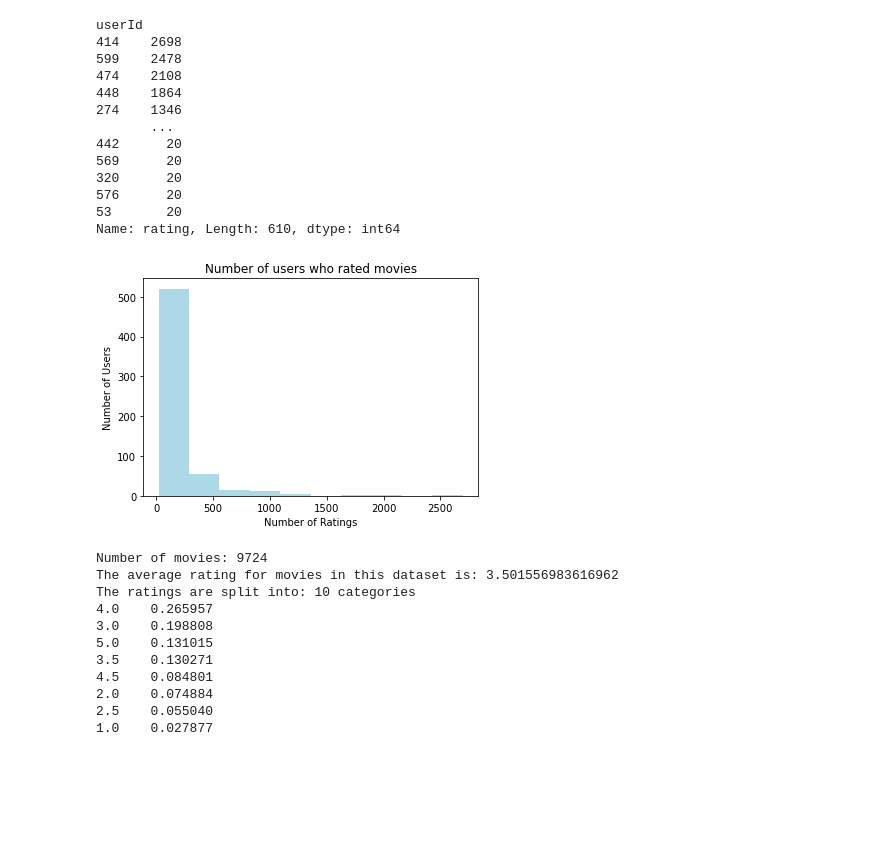
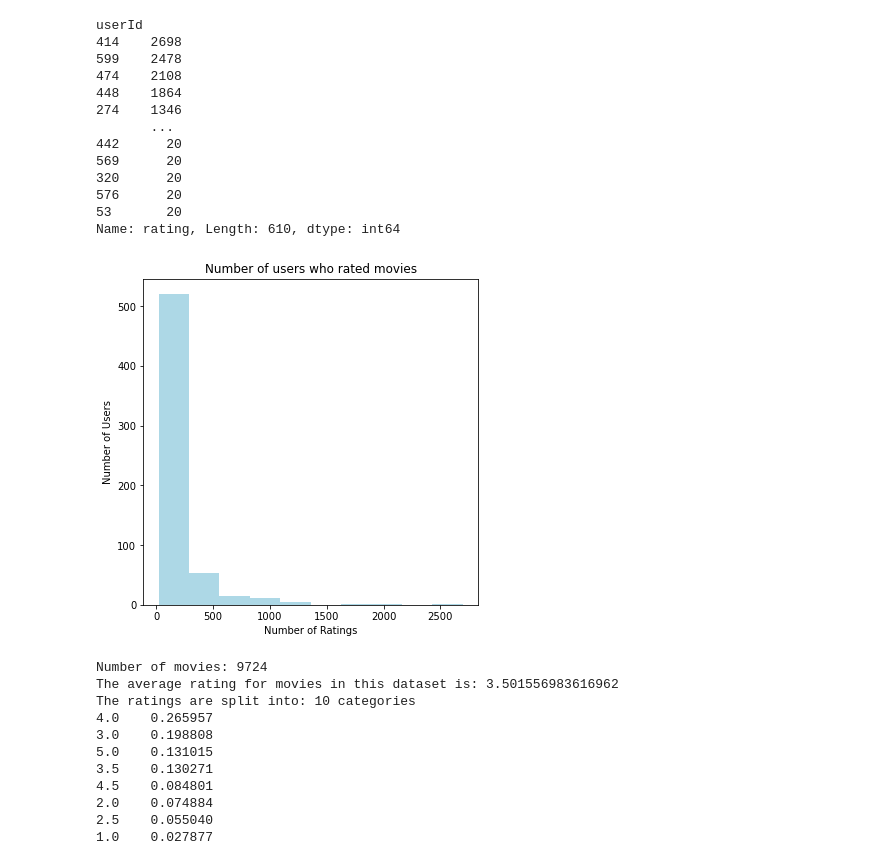
Before and after one commit to arunmalik1/MovieLens_Recommendations, a Jupyter notebook: MovieLens_Modeling.ipynb, the cells around one changed output. Drawn from its saved outputs; the diff is of its cells as text; code cells hidden in the pictures; blank space fills up the shorter version.

```diff
--- a/MovieLens_Modeling.ipynb
+++ b/MovieLens_Modeling.ipynb
@@ -115,14 +115,14 @@ userId
 Name: rating, Length: 610, dtype: int64
 # %%
 #The majority of movies rated by less then 25 people
-plt.subplots(figsize = (6, 4))
+plt.subplots(figsize = (6, 6))
 plt.hist(users, color = 'lightblue')
 plt.title('Number of users who rated movies')
 plt.xlabel('Number of Ratings')
 plt.ylabel('Number of Users')
 plt.show();
 # %% [output]
-[figure, old version]
+[figure, new version]
 # %%
 #There are over 10K ratings but only 9724 unique movie values.
 print(f"Number of movies: {len(ratings['movieId'].unique())}")
```
Also changed, not shown: parts of 4 cells of this notebook, 5 other files.
